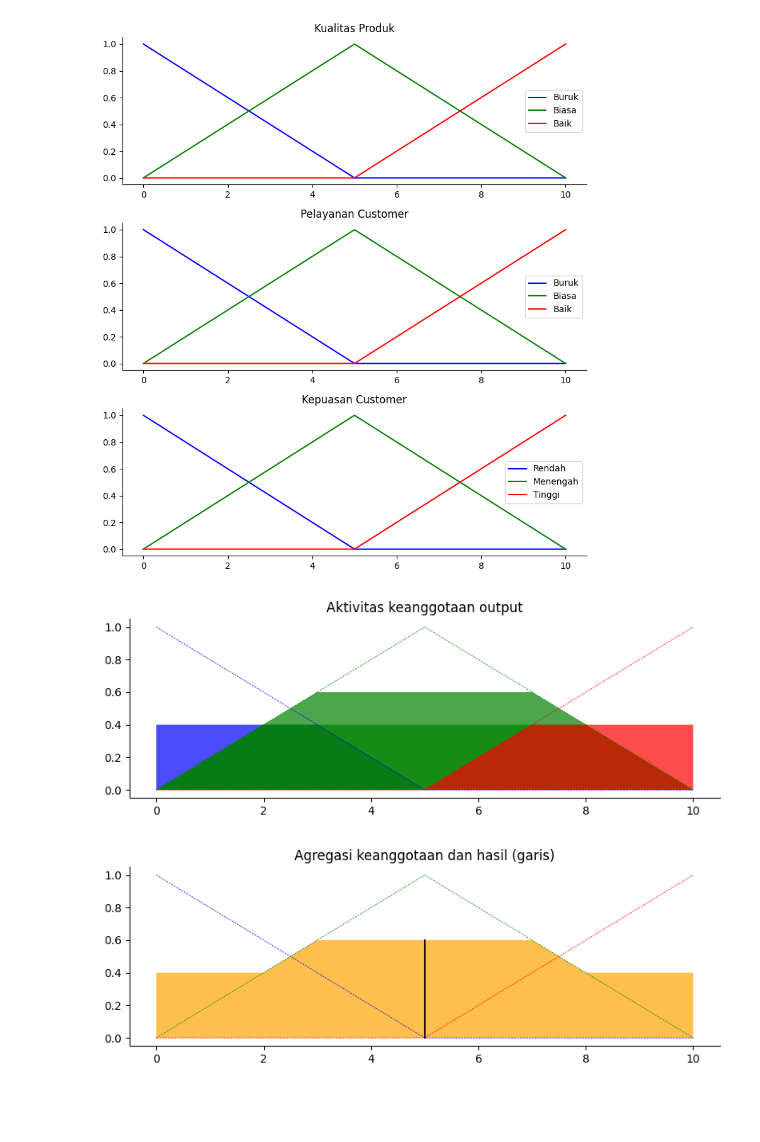
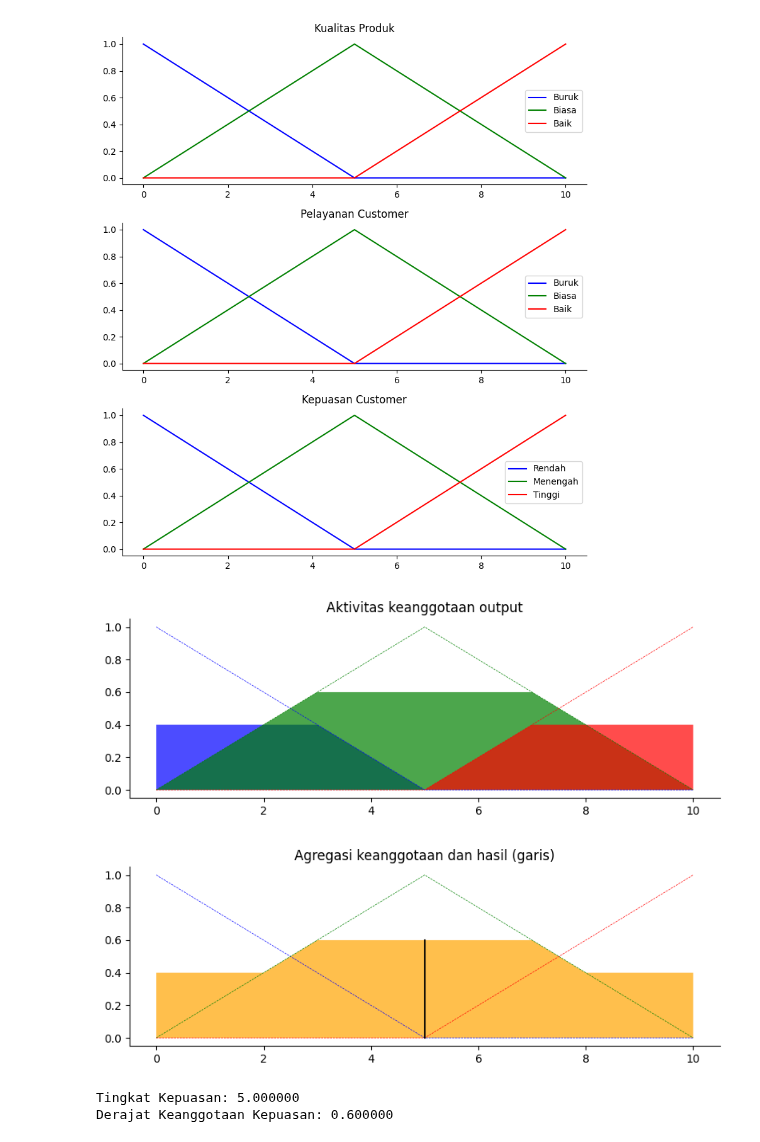
Before and after one commit to HQID/Fuzzy-Logic---Menentukan-Kepuasan-Pelanggan, a Jupyter notebook: Untitled.ipynb, the cells around one changed output. Drawn from its saved outputs; the diff is of its cells as text; code cells hidden in the pictures; blank space fills up the shorter version.

```diff
--- a/Untitled.ipynb
+++ b/Untitled.ipynb
@@ -104,22 +104,24 @@ satisf_activation_hi2 = np.fmin(rule8, satisf_hi)
 rule9 = np.fmin(qual_level_hi, serv_level_hi)
 satisf_activation_hi3 = np.fmin(rule9, satisf_hi)
 
+# Max dari masing masing nilai linguistik dari rule
+satisf_activation_lo = np.fmax(satisf_activation_lo1,
+                              np.fmax(satisf_activation_lo2, satisf_activation_lo3))
+satisf_activation_md = np.fmax(satisf_activation_md1,
+                              np.fmax(satisf_activation_md2, satisf_activation_md3))
+satisf_activation_hi = np.fmax(satisf_activation_hi1,
+                              np.fmax(satisf_activation_hi2, satisf_activation_hi3))
+
 # Visualisasikan ini
 fig, ax0 = plt.subplots(figsize=(8, 3))
 
-ax0.fill_between(x_satisf, np.zeros_like(x_satisf), satisf_activation_lo1, facecolor='b', alpha=0.7)
-ax0.fill_between(x_satisf, np.zeros_like(x_satisf), satisf_activation_lo2, facecolor='b', alpha=0.7)
-ax0.fill_between(x_satisf, np.zeros_like(x_satisf), satisf_activation_lo3, facecolor='b', alpha=0.7)
+ax0.fill_between(x_satisf, np.zeros_like(x_satisf), satisf_activation_lo, facecolor='b', alpha=0.7)
 ax0.plot(x_satisf, satisf_lo, 'b', linewidth=0.5, linestyle='--')
 
-ax0.fill_between(x_satisf, np.zeros_like(x_satisf), satisf_activation_md1, facecolor='g', alpha=0.7)
-ax0.fill_between(x_satisf, np.zeros_like(x_satisf), satisf_activation_md2, facecolor='g', alpha=0.7)
-ax0.fill_between(x_satisf, np.zeros_like(x_satisf), satisf_activation_md3, facecolor='g', alpha=0.7)
+ax0.fill_between(x_satisf, np.zeros_like(x_satisf), satisf_activation_md, facecolor='g', alpha=0.7)
 ax0.plot(x_satisf, satisf_md, 'g', linewidth=0.5, linestyle='--')
 
-ax0.fill_between(x_satisf, np.zeros_like(x_satisf), satisf_activation_hi1, facecolor='r', alpha=0.7)
-ax0.fill_between(x_satisf, np.zeros_like(x_satisf), satisf_activation_hi2, facecolor='r', alpha=0.7)
-ax0.fill_between(x_satisf, np.zeros_like(x_satisf), satisf_activation_hi3, facecolor='r', alpha=0.7)
+ax0.fill_between(x_satisf, np.zeros_like(x_satisf), satisf_activation_hi, facecolor='r', alpha=0.7)
 ax0.plot(x_satisf, satisf_hi, 'r', linewidth=0.5, linestyle='--')
 
 ax0.set_title('Aktivitas keanggotaan output')
@@ -131,41 +133,40 @@ for ax in (ax0,):
     ax.get_xaxis().tick_bottom()
     ax.get_yaxis().tick_left()
 
 plt.tight_layout()
 
 # Agregasikan semua fungsi keanggotaan output
-aggregated = np.fmax(satisf_activation_lo1,
-                     np.fmax(satisf_activation_lo2,
-                     np.fmax(satisf_activation_lo3,
-                     np.fmax(satisf_activation_md1,
-                     np.fmax(satisf_activation_md2,
-                     np.fmax(satisf_activation_md3,
-                     np.fmax(satisf_activation_hi1,
-                     np.fmax(satisf_activation_hi2, satisf_activation_hi3))))))))
+aggregated = np.fmax(satisf_activation_lo,
+                     np.fmax(satisf_activation_md, satisf_activation_hi))
 
 # Defuzzifikasi hasil
-satisfaction = fuzz.defuzz(x_satisf, aggregated, 'centroid')
+satisfaction = fuzz.defuzz(x_satisf, aggregated, 'mom')
 satisfaction_activation = fuzz.interp_membership(x_satisf, aggregated, satisfaction)
 
 # Visualisasikan output akhir
 fig, ax1 = plt.subplots(figsize=(8, 3))
 
 ax1.plot(x_satisf, satisf_lo, 'b', linewidth=0.5, linestyle='--')
 ax1.plot(x_satisf, satisf_md, 'g', linewidth=0.5, linestyle='--')
 ax1.plot(x_satisf, satisf_hi, 'r', linewidth=0.5, linestyle='--')
 ax1.fill_between(x_satisf, np.zeros_like(x_satisf), aggregated, facecolor='Orange', alpha=0.7)
 ax1.plot([satisfaction, satisfaction], [0, satisfaction_activation], 'k', linewidth=1.5, alpha=0.9)
 ax1.set_title('Agregasi keanggotaan dan hasil (garis)')
 
 # Matikan sumbu atas/kanan
 for ax in (ax1,):
     ax.spines['top'].set_visible(False)
     ax.spines['right'].set_visible(False)
     ax.get_xaxis().tick_bottom()
     ax.get_yaxis().tick_left()
 
 plt.tight_layout()
 plt.show()
+
+print(f'Tingkat Kepuasan: {satisfaction:f}')
+print(f'Derajat Keanggotaan Kepuasan: {satisfaction_activation:f}')
 # %% [output]
-[figure, old version]
+[figure, new version]
 [figure]
+Tingkat Kepuasan: 5.000000
+Derajat Keanggotaan Kepuasan: 0.600000
```
